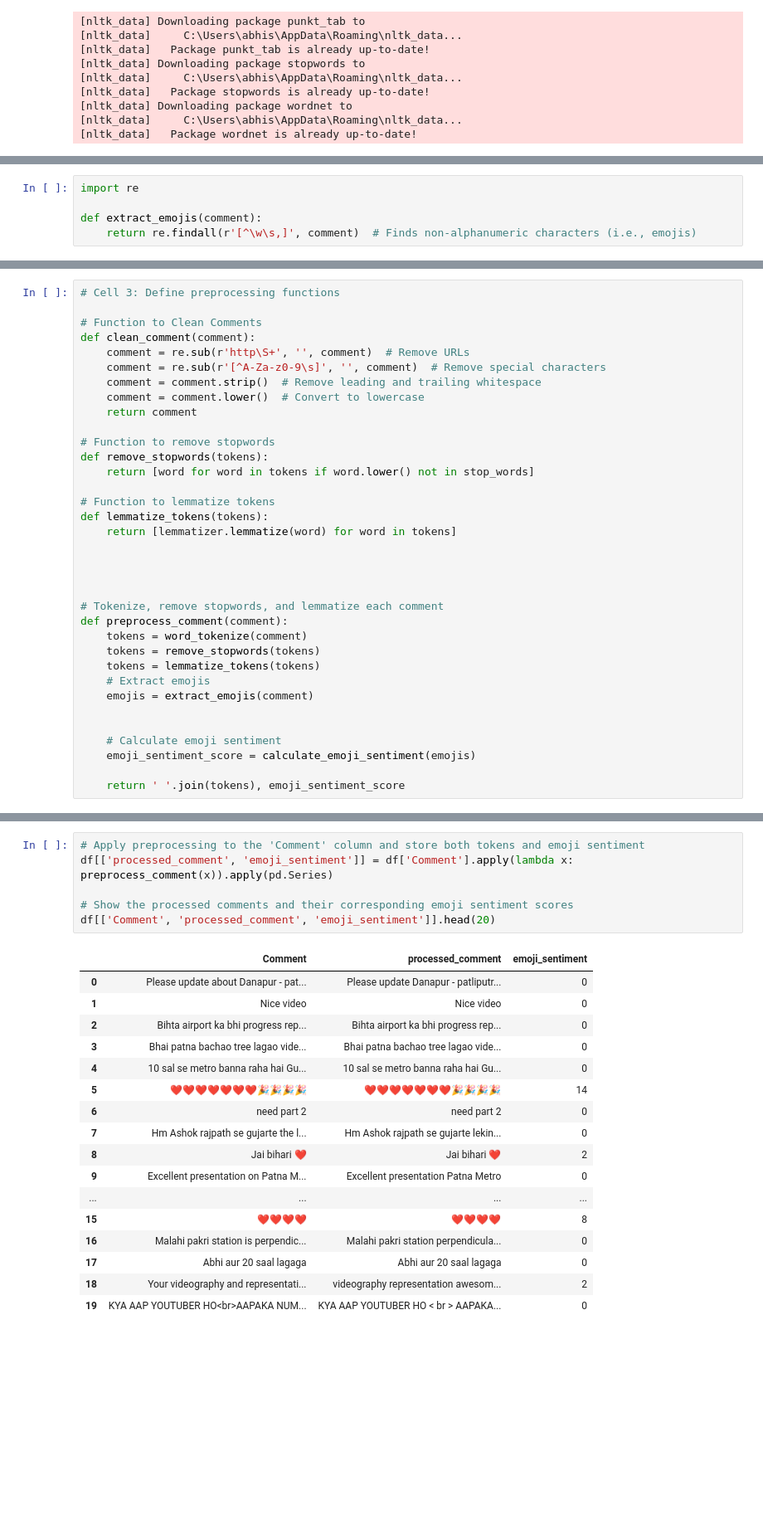
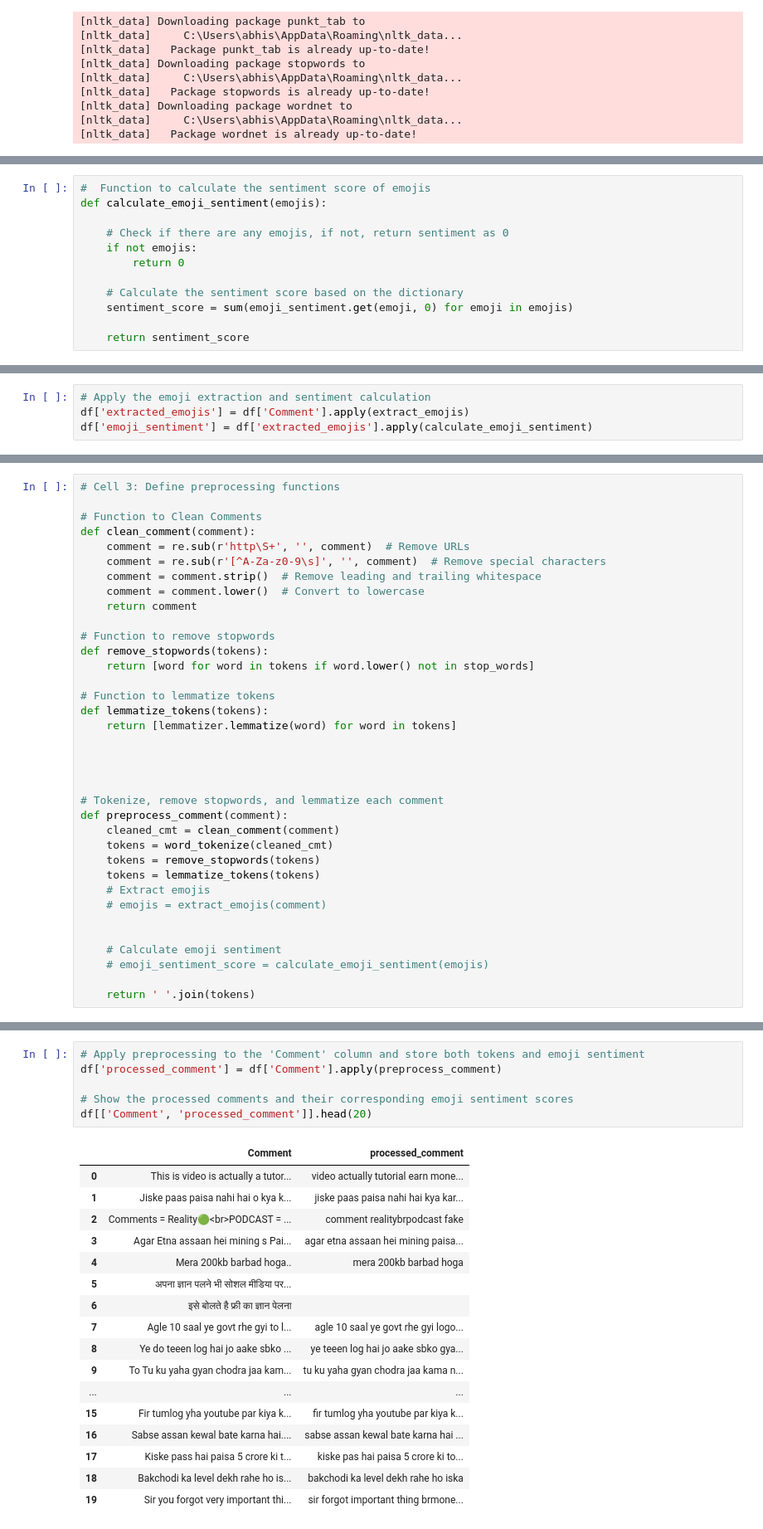
Before and after one commit to beingpro33/YoutubeCommentAnalyzer, a Jupyter notebook: yt.ipynb, the cells around one changed output, grey strips where cells are left out. Shown at 83% size. Saved outputs shown, nothing was run; the diff lists cells and outputs as text; blank space fills up the shorter version.

```diff
--- a/yt.ipynb
+++ b/yt.ipynb
@@ -360,6 +335 @@ emoji_sentiment = {
 }
-# %%
-import re
-
-def extract_emojis(comment):
-    return re.findall(r'[^\w\s,]', comment)  # Finds non-alphanumeric characters (i.e., emojis)
@@ -369,0 +357,12 @@ def calculate_emoji_sentiment(emojis):
+# %%
+#  Function to calculate the sentiment score of emojis
+def calculate_emoji_sentiment(emojis):
+
+    # Check if there are any emojis, if not, return sentiment as 0
+    if not emojis:
+        return 0
+
+    # Calculate the sentiment score based on the dictionary
+    sentiment_score = sum(emoji_sentiment.get(emoji, 0) for emoji in emojis)
+
+    return sentiment_score
@@ -369,0 +378,4 @@ def calculate_emoji_sentiment(emojis):
+# %%
+# Apply the emoji extraction and sentiment calculation
+df['extracted_emojis'] = df['Comment'].apply(extract_emojis)
+df['emoji_sentiment'] = df['extracted_emojis'].apply(calculate_emoji_sentiment)
@@ -391,14 +449,15 @@ def lemmatize_tokens(tokens):
 
 # Tokenize, remove stopwords, and lemmatize each comment
 def preprocess_comment(comment):
-    tokens = word_tokenize(comment)
+    cleaned_cmt = clean_comment(comment)
+    tokens = word_tokenize(cleaned_cmt)
     tokens = remove_stopwords(tokens)
     tokens = lemmatize_tokens(tokens)
     # Extract emojis
-    emojis = extract_emojis(comment)
+    # emojis = extract_emojis(comment)
 
 
     # Calculate emoji sentiment
-    emoji_sentiment_score = calculate_emoji_sentiment(emojis)
+    # emoji_sentiment_score = calculate_emoji_sentiment(emojis)
 
-    return ' '.join(tokens), emoji_sentiment_score
+    return ' '.join(tokens)
@@ -429,27 +464,27 @@ print(df[['Comment', 'extracted_emojis']].head(10))
 # %%
 # Apply preprocessing to the 'Comment' column and store both tokens and emoji sentiment
-df[['processed_comment', 'emoji_sentiment']] = df['Comment'].apply(lambda x: preprocess_comment(x)).apply(pd.Series)
+df['processed_comment'] = df['Comment'].apply(preprocess_comment)
 
 # Show the processed comments and their corresponding emoji sentiment scores
-df[['Comment', 'processed_comment', 'emoji_sentiment']].head(20)
+df[['Comment', 'processed_comment']].head(20)
 # %% [output]
-|  | Comment | processed_comment | emoji_sentiment |
-| 0 | Please update about Danapur - pat... | Please update Danapur - patliputr... | 0 |
-| 1 | Nice video | Nice video | 0 |
-| 2 | Bihta airport ka bhi progress rep... | Bihta airport ka bhi progress rep... | 0 |
-| 3 | Bhai patna bachao tree lagao vide... | Bhai patna bachao tree lagao vide... | 0 |
-| 4 | 10 sal se metro banna raha hai Gu... | 10 sal se metro banna raha hai Gu... | 0 |
-| 5 | ❤❤❤❤❤❤❤🎉🎉🎉🎉 | ❤❤❤❤❤❤❤🎉🎉🎉🎉 | 14 |
-| 6 | need part 2 | need part 2 | 0 |
-| 7 | Hm Ashok rajpath se gujarte the l... | Hm Ashok rajpath se gujarte lekin... | 0 |
-| 8 | Jai bihari ❤ | Jai bihari ❤ | 2 |
-| 9 | Excellent presentation on Patna M... | Excellent presentation Patna Metro | 0 |
-| ... | ... | ... | ... |
-| 15 | ❤❤❤❤ | ❤❤❤❤ | 8 |
-| 16 | Malahi pakri station is perpendic... | Malahi pakri station perpendicula... | 0 |
-| 17 | Abhi aur 20 saal lagaga | Abhi aur 20 saal lagaga | 0 |
-| 18 | Your videography and representati... | videography representation awesom... | 2 |
-| 19 | KYA AAP YOUTUBER HO<br>AAPAKA NUM... | KYA AAP YOUTUBER HO < br > AAPAKA... | 0 |
+|  | Comment | processed_comment |
+| 0 | This is video is actually a tutor... | video actually tutorial earn mone... |
+| 1 | Jiske paas paisa nahi hai o kya k... | jiske paas paisa nahi hai kya kar... |
+| 2 | Comments = Reality🟢<br>PODCAST = ... | comment realitybrpodcast fake |
+| 3 | Agar Etna assaan hei mining s Pai... | agar etna assaan hei mining paisa... |
+| 4 | Mera 200kb barbad hoga.. | mera 200kb barbad hoga |
+| 5 | अपना ज्ञान पलने भी सोशल मीडिया पर... |  |
+| 6 | इसे बोलते है फ्री का ज्ञान पेलना |  |
+| 7 | Agle 10 saal ye govt rhe gyi to l... | agle 10 saal ye govt rhe gyi logo... |
+| 8 | Ye do teeen log hai jo aake sbko ... | ye teeen log hai jo aake sbko gya... |
+| 9 | To Tu ku yaha gyan chodra jaa kam... | tu ku yaha gyan chodra jaa kama n... |
+| ... | ... | ... |
+| 15 | Fir tumlog yha youtube par kiya k... | fir tumlog yha youtube par kiya k... |
+| 16 | Sabse assan kewal bate karna hai.... | sabse assan kewal bate karna hai ... |
+| 17 | Kiske pass hai paisa 5 crore ki t... | kiske pas hai paisa 5 crore ki to... |
+| 18 | Bakchodi ka level dekh rahe ho is... | bakchodi ka level dekh rahe ho iska |
+| 19 | Sir you forgot very important thi... | sir forgot important thing brmone... |
 # %%
 # Cell 5: Print the output for a few comments
 for i in range(5):  # Print the first 5 comments
```
Also changed, not shown: parts of 34 cells of this notebook.
